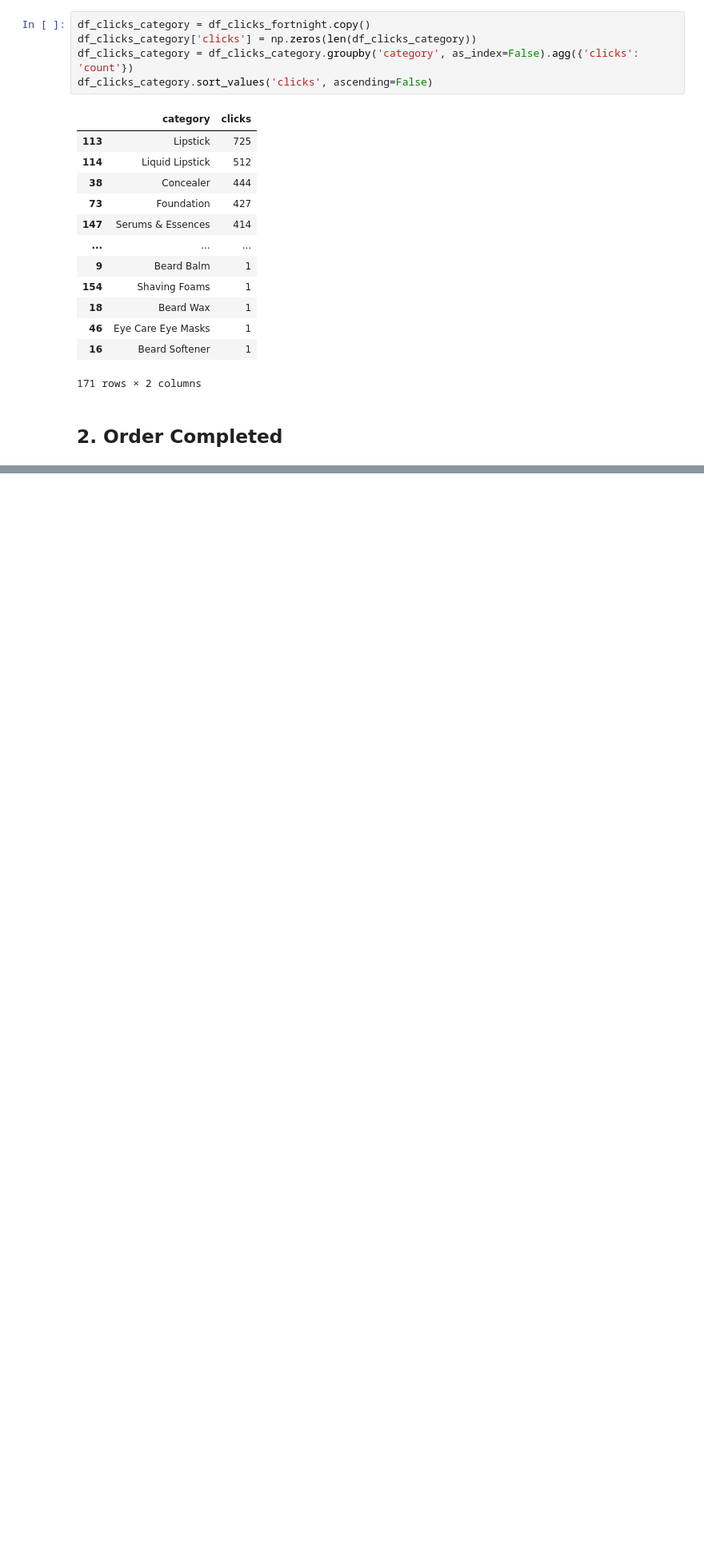
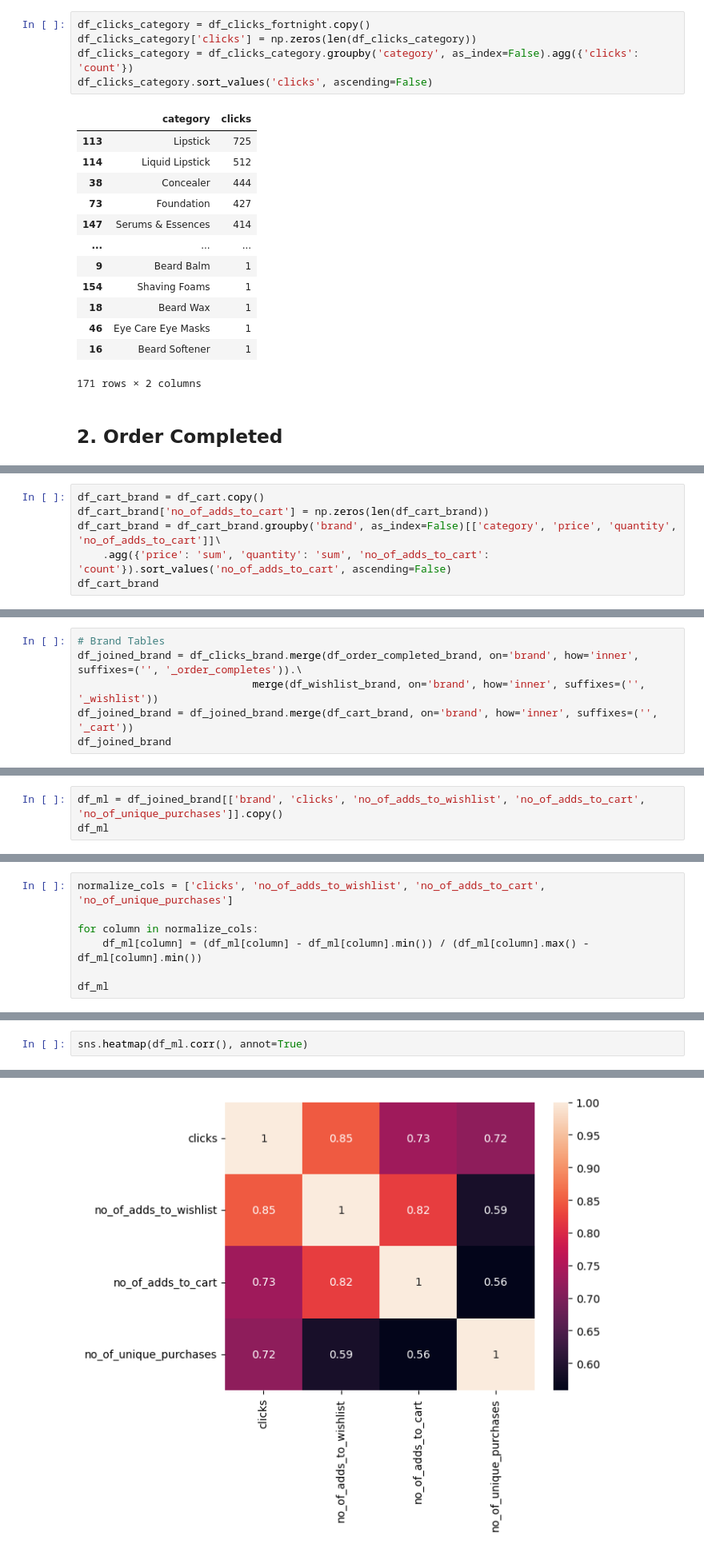
Before and after one commit to UtkarshRedd/Product-Popularity-Calculator, a Jupyter notebook: Fortnightly_Popularity.ipynb, the cells around one changed output, grey strips where cells are left out. Shown at 80% size. Drawn from its saved outputs; the diff is of its cells as text; blank space fills up the shorter version.

```diff
--- a/Fortnightly_Popularity.ipynb
+++ b/Fortnightly_Popularity.ipynb
@@ -187,0 +559,6 @@ df_clicks_category.sort_values('clicks', ascending=False)
+# %%
+df_cart_brand = df_cart.copy()
+df_cart_brand['no_of_adds_to_cart'] = np.zeros(len(df_cart_brand))
+df_cart_brand = df_cart_brand.groupby('brand', as_index=False)[['category', 'price', 'quantity', 'no_of_adds_to_cart']]\
+    .agg({'price': 'sum', 'quantity': 'sum', 'no_of_adds_to_cart': 'count'}).sort_values('no_of_adds_to_cart', ascending=False)
+df_cart_brand
@@ -187,0 +603,6 @@ df_clicks_category.sort_values('clicks', ascending=False)
+# %%
+# Brand Tables
+df_joined_brand = df_clicks_brand.merge(df_order_completed_brand, on='brand', how='inner', suffixes=('', '_order_completes')).\
+                            merge(df_wishlist_brand, on='brand', how='inner', suffixes=('', '_wishlist'))
+df_joined_brand = df_joined_brand.merge(df_cart_brand, on='brand', how='inner', suffixes=('', '_cart'))
+df_joined_brand
@@ -187,0 +623,3 @@ df_clicks_category.sort_values('clicks', ascending=False)
+# %%
+df_ml = df_joined_brand[['brand', 'clicks', 'no_of_adds_to_wishlist', 'no_of_adds_to_cart', 'no_of_unique_purchases']].copy()
+df_ml
@@ -187,0 +640,7 @@ df_clicks_category.sort_values('clicks', ascending=False)
+# %%
+normalize_cols = ['clicks', 'no_of_adds_to_wishlist', 'no_of_adds_to_cart', 'no_of_unique_purchases']
+
+for column in normalize_cols:
+    df_ml[column] = (df_ml[column] - df_ml[column].min()) / (df_ml[column].max() - df_ml[column].min())
+
+df_ml
@@ -187,0 +677,3 @@ df_clicks_category.sort_values('clicks', ascending=False)
+# %%
+sns.heatmap(df_ml.corr(), annot=True)
+# %% [output]
@@ -187,0 +681 @@ df_clicks_category.sort_values('clicks', ascending=False)
+[figure, added]
```
Also changed, not shown: parts of 65 cells of this notebook, 1 other file.
